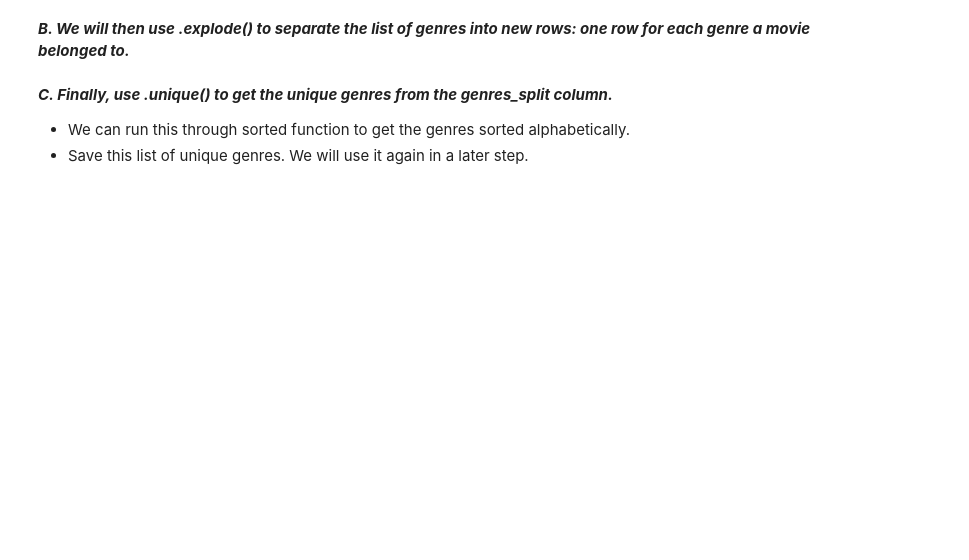
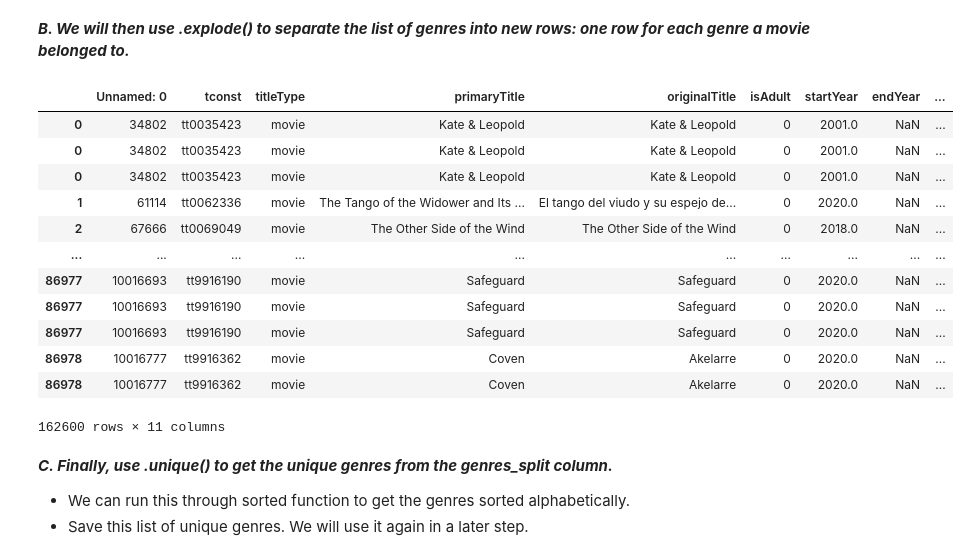
Before and after one commit to eccecarreon/ods-pt-data-enrichment-project, a Jupyter notebook: Project 2 - Part 3B (Core).ipynb, the cells around one changed output. Drawn from its saved outputs; the diff is of its cells as text; code cells hidden in the pictures; blank space fills up the shorter version.

```diff
--- a/Project 2 - Part 3B (Core).ipynb
+++ b/Project 2 - Part 3B (Core).ipynb
@@ -169,8 +254,22 @@ basics
 # %% [markdown]
 ***B. We will then use .explode() to separate the list of genres into new rows: one row for each genre a movie belonged to.***
 # %%
-unique_genres = genres_split.explode().unique()
-unique_genres
+exploded_genres = basics.explode('genres_split')
+exploded_genres
+# %% [output]
+|  | Unnamed: 0 | tconst | titleType | primaryTitle | originalTitle | isAdult | startYear | endYear | ... |
+| 0 | 34802 | tt0035423 | movie | Kate & Leopold | Kate & Leopold | 0 | 2001.0 | NaN | ... |
+| 0 | 34802 | tt0035423 | movie | Kate & Leopold | Kate & Leopold | 0 | 2001.0 | NaN | ... |
+| 0 | 34802 | tt0035423 | movie | Kate & Leopold | Kate & Leopold | 0 | 2001.0 | NaN | ... |
+| 1 | 61114 | tt0062336 | movie | The Tango of the Widower and Its ... | El tango del viudo y su espejo de... | 0 | 2020.0 | NaN | ... |
+| 2 | 67666 | tt0069049 | movie | The Other Side of the Wind | The Other Side of the Wind | 0 | 2018.0 | NaN | ... |
+| ... | ... | ... | ... | ... | ... | ... | ... | ... | ... |
+| 86977 | 10016693 | tt9916190 | movie | Safeguard | Safeguard | 0 | 2020.0 | NaN | ... |
+| 86977 | 10016693 | tt9916190 | movie | Safeguard | Safeguard | 0 | 2020.0 | NaN | ... |
+| 86977 | 10016693 | tt9916190 | movie | Safeguard | Safeguard | 0 | 2020.0 | NaN | ... |
+| 86978 | 10016777 | tt9916362 | movie | Coven | Akelarre | 0 | 2020.0 | NaN | ... |
+| 86978 | 10016777 | tt9916362 | movie | Coven | Akelarre | 0 | 2020.0 | NaN | ... |
+162600 rows × 11 columns
 # %% [markdown]
 ***C. Finally, use .unique() to get the unique genres from the genres_split column.***
 
```
Also changed, not shown: parts of 21 cells of this notebook, 29 other files.
